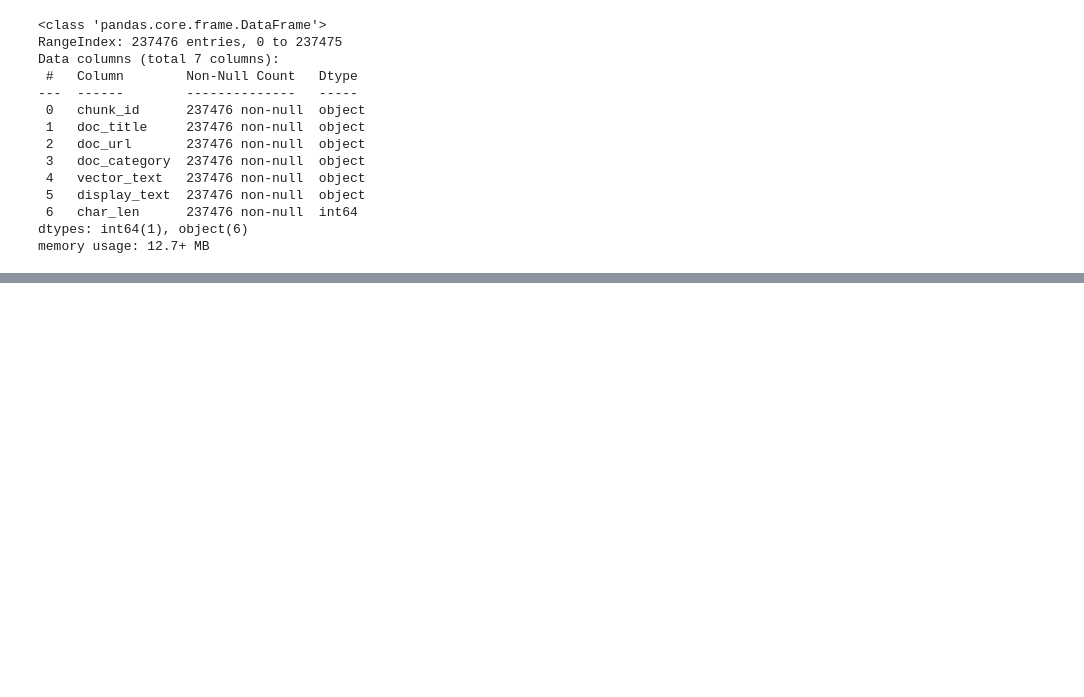
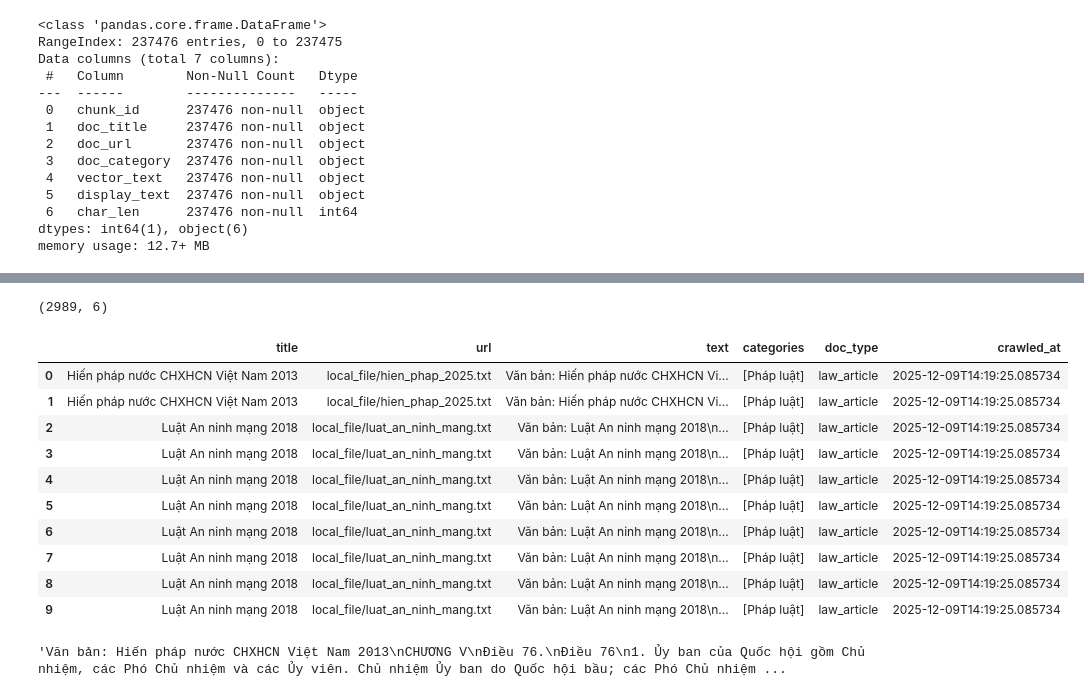
Before and after one commit to quanninja1304/vnpt-rag, a Jupyter notebook: test.ipynb, the cells around one changed output, grey strips where cells are left out. Drawn from its saved outputs; the diff is of its cells as text; code cells hidden in the pictures; blank space fills up the shorter version.

```diff
--- a/test.ipynb
+++ b/test.ipynb
@@ -190,0 +1078,24 @@ memory usage: 12.7+ MB
+# %%
+dsss = pd.read_parquet(path="output/manual_law_final.parquet")
+# %%
+dsss.shape
+# %% [output]
+(2989, 6)
+# %%
+dsss[:10]
+# %% [output]
+|  | title | url | text | categories | doc_type | crawled_at |
+| 0 | Hiến pháp nước CHXHCN Việt Nam 2013 | local_file/hien_phap_2025.txt | Văn bản: Hiến pháp nước CHXHCN Vi... | [Pháp luật] | law_article | 2025-12-09T14:19:25.085734 |
+| 1 | Hiến pháp nước CHXHCN Việt Nam 2013 | local_file/hien_phap_2025.txt | Văn bản: Hiến pháp nước CHXHCN Vi... | [Pháp luật] | law_article | 2025-12-09T14:19:25.085734 |
+| 2 | Luật An ninh mạng 2018 | local_file/luat_an_ninh_mang.txt | Văn bản: Luật An ninh mạng 2018\n... | [Pháp luật] | law_article | 2025-12-09T14:19:25.085734 |
+| 3 | Luật An ninh mạng 2018 | local_file/luat_an_ninh_mang.txt | Văn bản: Luật An ninh mạng 2018\n... | [Pháp luật] | law_article | 2025-12-09T14:19:25.085734 |
+| 4 | Luật An ninh mạng 2018 | local_file/luat_an_ninh_mang.txt | Văn bản: Luật An ninh mạng 2018\n... | [Pháp luật] | law_article | 2025-12-09T14:19:25.085734 |
+| 5 | Luật An ninh mạng 2018 | local_file/luat_an_ninh_mang.txt | Văn bản: Luật An ninh mạng 2018\n... | [Pháp luật] | law_article | 2025-12-09T14:19:25.085734 |
+| 6 | Luật An ninh mạng 2018 | local_file/luat_an_ninh_mang.txt | Văn bản: Luật An ninh mạng 2018\n... | [Pháp luật] | law_article | 2025-12-09T14:19:25.085734 |
+| 7 | Luật An ninh mạng 2018 | local_file/luat_an_ninh_mang.txt | Văn bản: Luật An ninh mạng 2018\n... | [Pháp luật] | law_article | 2025-12-09T14:19:25.085734 |
+| 8 | Luật An ninh mạng 2018 | local_file/luat_an_ninh_mang.txt | Văn bản: Luật An ninh mạng 2018\n... | [Pháp luật] | law_article | 2025-12-09T14:19:25.085734 |
+| 9 | Luật An ninh mạng 2018 | local_file/luat_an_ninh_mang.txt | Văn bản: Luật An ninh mạng 2018\n... | [Pháp luật] | law_article | 2025-12-09T14:19:25.085734 |
+# %%
+dsss['text'][0]
+# %% [output]
+'Văn bản: Hiến pháp nước CHXHCN Việt Nam 2013\nCHƯƠNG V\nĐiều 76.\nĐiều 76\n1. Ủy ban của Quốc hội gồm Chủ nhiệm, các Phó Chủ nhiệm và các Ủy viên. Chủ nhiệm Ủy ban do Quốc hội bầu; các Phó Chủ nhiệm ...
```
Also changed, not shown: parts of 12 cells of this notebook, 12 other files.
